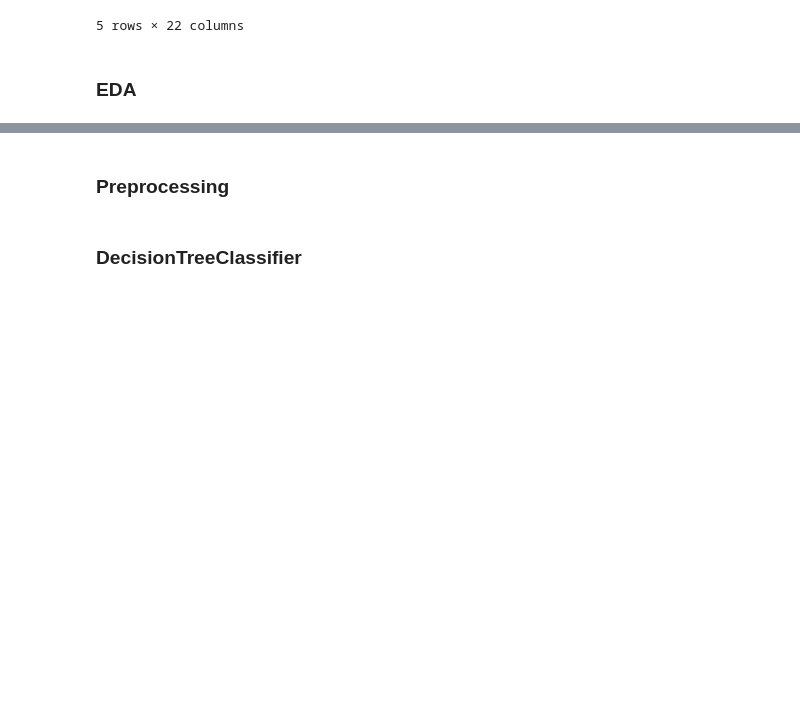
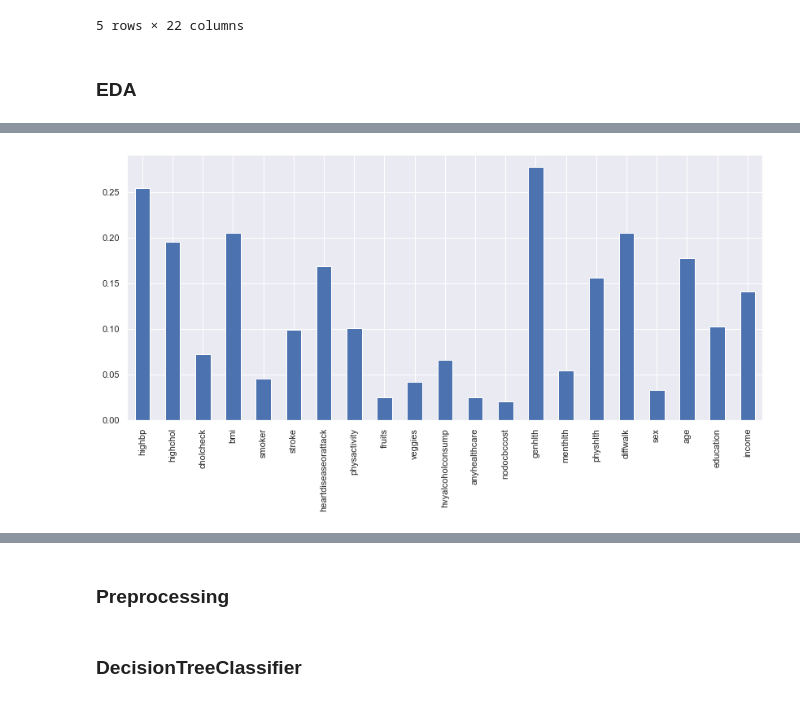
Before and after one commit to maclavijo/MLZoomcamp, a Jupyter notebook: MLZ_MidtermProject/Diabetes.ipynb, the cells around one changed output, grey strips where cells are left out. Drawn from its saved outputs; the diff is of its cells as text; code cells hidden in the pictures; blank space fills up the shorter version.

```diff
--- a/MLZ_MidtermProject/Diabetes.ipynb
+++ b/MLZ_MidtermProject/Diabetes.ipynb
@@ -396,0 +75,8 @@ _ = sns.heatmap(corr_matrix, cmap="Blues", annot=True)
+# %%
+#corr_matrix.diabetes.sort_values(ascending=False).hist()
+sns.set_theme()
+corr_matrix = df.drop(columns='diabetes').corrwith(df.diabetes).abs()
+plt.figure(figsize=(14,6))
+_ = corr_matrix.plot(kind='bar', grid=True)
+# %% [output]
+[figure, added]
```
Also changed, not shown: parts of 75 cells of this notebook, 1 other file.
